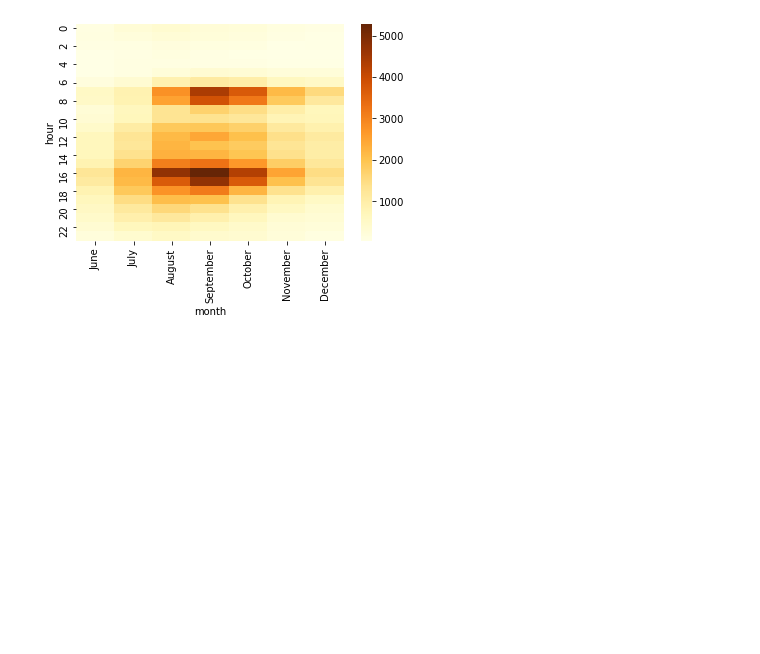
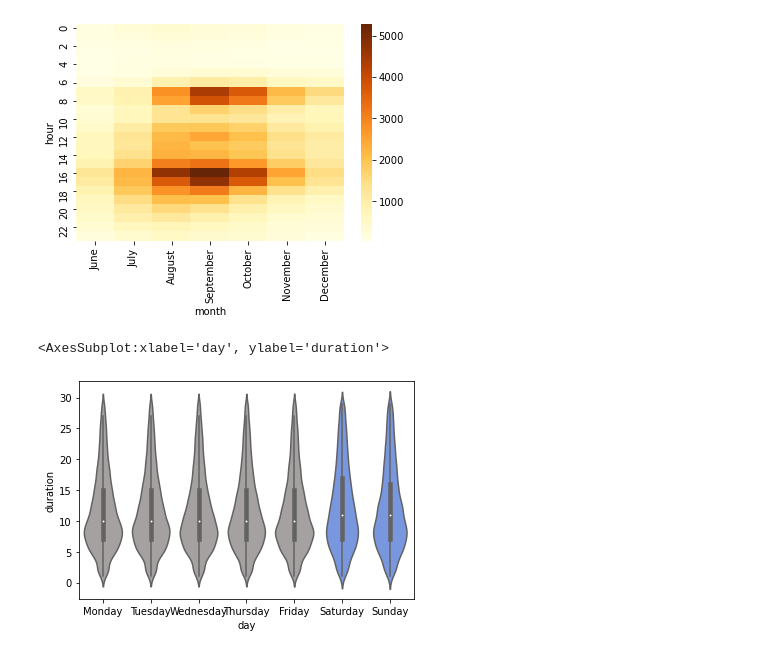
Before and after one commit to flowton/bike-rental, a Jupyter notebook: bike-rental-gbg.ipynb, the cells around one changed output. Drawn from its saved outputs; the diff is of its cells as text; code cells hidden in the pictures; blank space fills up the shorter version.

```diff
--- a/bike-rental-gbg.ipynb
+++ b/bike-rental-gbg.ipynb
@@ -249,3 +250,10 @@ sns.heatmap(month_hour, cmap = 'YlOrBr')
 # %% [output]
 <AxesSubplot:xlabel='month', ylabel='hour'>
 [figure]
+# %%
+# Duration of travels
+colors_list = ['#A5A1A1', '#A5A1A1',  '#A5A1A1',  '#A5A1A1',  '#A5A1A1', '#6890F0', '#6890F0']
+sns.violinplot(x = 'day', y = 'duration', data = df_plot[df_plot['duration'] < 30], palette=colors_list)
+# %% [output]
+<AxesSubplot:xlabel='day', ylabel='duration'>
+[figure, added]
```
Also changed, not shown: parts of 18 cells of this notebook.
